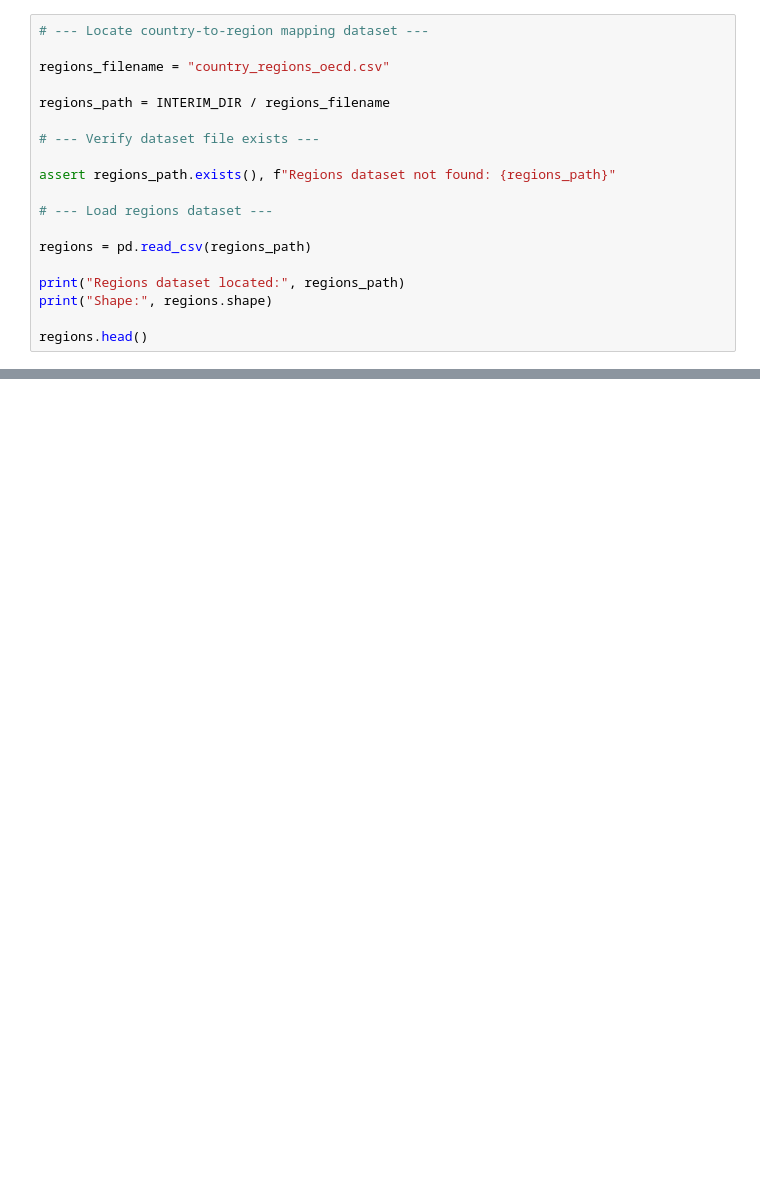
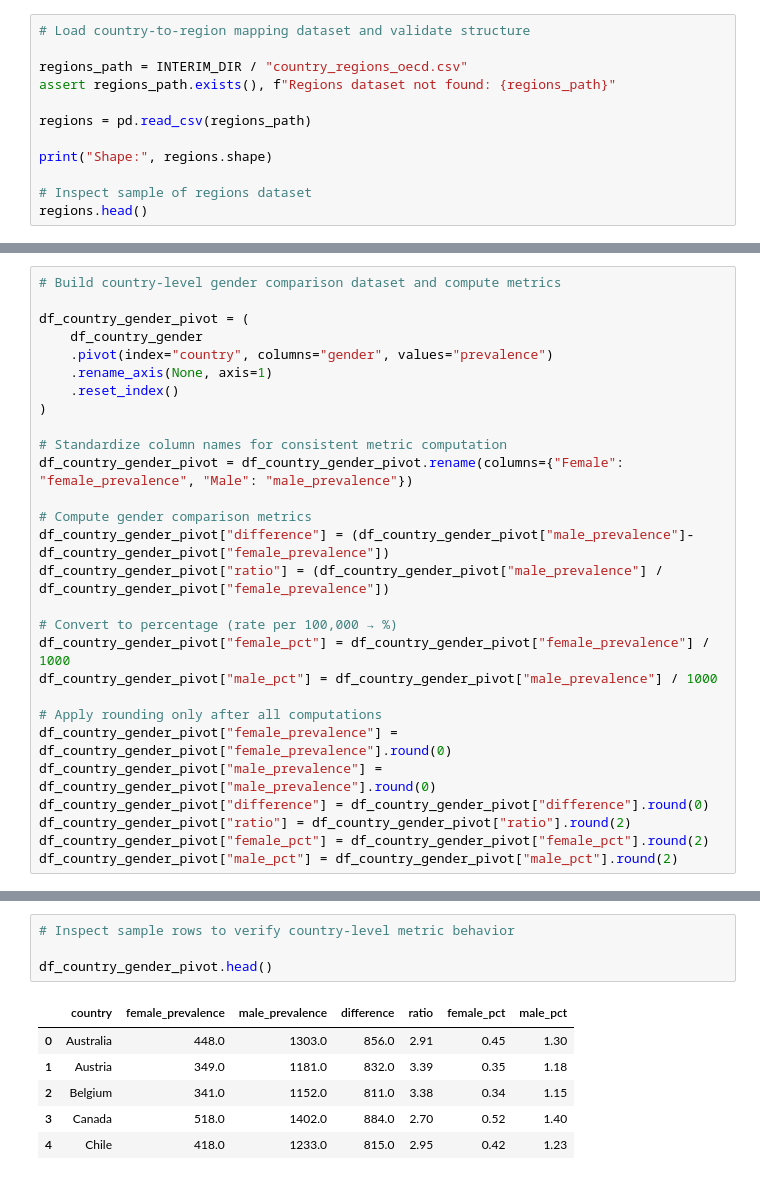
Before and after one commit to Samai-Manuz/autism-gender-gap-analysis, a Jupyter notebook: notebooks/03_metrics_sex_age.ipynb, the cells around one changed output, grey strips where cells are left out. Cells and saved outputs as stored; diff of their text form; blank space fills up the shorter version.

```diff
--- a/notebooks/03_metrics_sex_age.ipynb
+++ b/notebooks/03_metrics_sex_age.ipynb
@@ -92,22 +73,15 @@ Shape: (38760, 7)
 | 3 | Slovenia | Female | 5-9 | 1991 | 356.527957 | 772.392177 | 168.000119 |
 | 4 | Slovenia | Male | 10-14 | 1991 | 912.201931 | 1979.073395 | 358.173398 |
 # %%
-# --- Locate country-to-region mapping dataset ---
+# Load country-to-region mapping dataset and validate structure
 
-regions_filename = "country_regions_oecd.csv"
-
-regions_path = INTERIM_DIR / regions_filename
-
-# --- Verify dataset file exists ---
-
+regions_path = INTERIM_DIR / "country_regions_oecd.csv"
 assert regions_path.exists(), f"Regions dataset not found: {regions_path}"
-
-# --- Load regions dataset ---
 
 regions = pd.read_csv(regions_path)
 
-print("Regions dataset located:", regions_path)
 print("Shape:", regions.shape)
 
+# Inspect sample of regions dataset
 regions.head()
 # %% [output]
@@ -477,0 +401,28 @@ df_gender_year_pivot.head()
+# %%
+# Build country-level gender comparison dataset and compute metrics
+
+df_country_gender_pivot = (
+    df_country_gender
+    .pivot(index="country", columns="gender", values="prevalence")
+    .rename_axis(None, axis=1)
+    .reset_index()
+)
+
+# Standardize column names for consistent metric computation
+df_country_gender_pivot = df_country_gender_pivot.rename(columns={"Female": "female_prevalence", "Male": "male_prevalence"})
+
+# Compute gender comparison metrics
+df_country_gender_pivot["difference"] = (df_country_gender_pivot["male_prevalence"]- df_country_gender_pivot["female_prevalence"])
+df_country_gender_pivot["ratio"] = (df_country_gender_pivot["male_prevalence"] / df_country_gender_pivot["female_prevalence"])
+
+# Convert to percentage (rate per 100,000 → %)
+df_country_gender_pivot["female_pct"] = df_country_gender_pivot["female_prevalence"] / 1000
+df_country_gender_pivot["male_pct"] = df_country_gender_pivot["male_prevalence"] / 1000
+
+# Apply rounding only after all computations
+df_country_gender_pivot["female_prevalence"] = df_country_gender_pivot["female_prevalence"].round(0)
+df_country_gender_pivot["male_prevalence"] = df_country_gender_pivot["male_prevalence"].round(0)
+df_country_gender_pivot["difference"] = df_country_gender_pivot["difference"].round(0)
+df_country_gender_pivot["ratio"] = df_country_gender_pivot["ratio"].round(2)
+df_country_gender_pivot["female_pct"] = df_country_gender_pivot["female_pct"].round(2)
+df_country_gender_pivot["male_pct"] = df_country_gender_pivot["male_pct"].round(2)
@@ -477,0 +449,11 @@ df_gender_year_pivot.head()
+# %%
+# Inspect sample rows to verify country-level metric behavior
+
+df_country_gender_pivot.head()
+# %% [output]
+|  | country | female_prevalence | male_prevalence | difference | ratio | female_pct | male_pct |
+| 0 | Australia | 448.0 | 1303.0 | 856.0 | 2.91 | 0.45 | 1.30 |
+| 1 | Austria | 349.0 | 1181.0 | 832.0 | 3.39 | 0.35 | 1.18 |
+| 2 | Belgium | 341.0 | 1152.0 | 811.0 | 3.38 | 0.34 | 1.15 |
+| 3 | Canada | 518.0 | 1402.0 | 884.0 | 2.70 | 0.52 | 1.40 |
+| 4 | Chile | 418.0 | 1233.0 | 815.0 | 2.95 | 0.42 | 1.23 |
```
Also changed, not shown: parts of 36 cells of this notebook.
